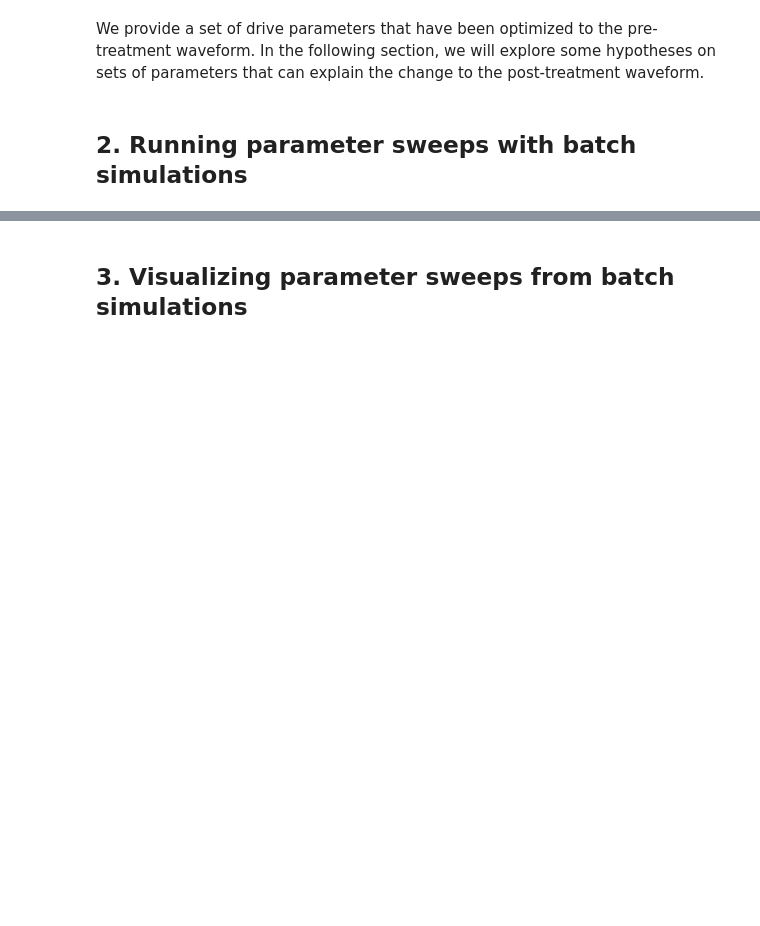
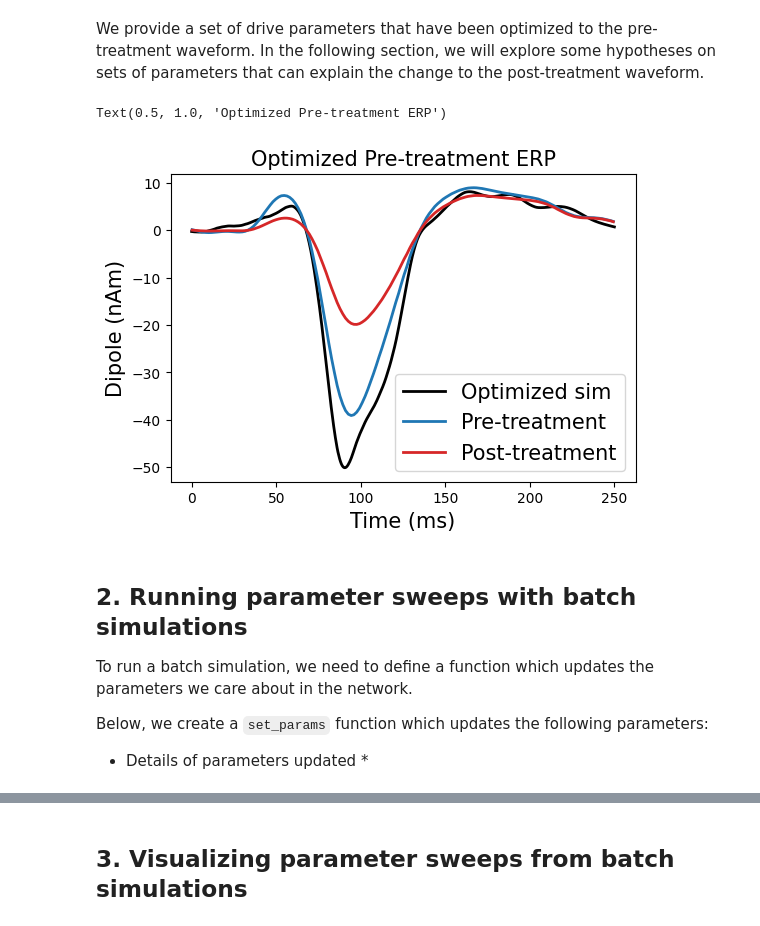
Before and after one commit to ntolley/hnn-workshop-materials, a Jupyter notebook: batch_simulation_tutorial.ipynb, the cells around one changed output, grey strips where cells are left out. Drawn from its saved outputs; the diff is of its cells as text; code cells hidden in the pictures; blank space fills up the shorter version.

Commit message:
save batch code

```diff
--- a/batch_simulation_tutorial.ipynb
+++ b/batch_simulation_tutorial.ipynb
@@ -12,9 +41,36 @@ Here we are going to focus on an artificial example from [Tolley et al. 2026](ht
 # %% [markdown]
 We provide a set of drive parameters that have been optimized to the pre-treatment waveform. In the following section, we will explore some hypotheses on sets of parameters that can explain the change to the post-treatment waveform.
 # %%
+from hnn_core import simulate_dipole, read_network_configuration
+
+dt= 0.5
+tstop = 250
+verbose = False
+
 # Load in pre-treatment network configuration
+net = read_network_configuration('jove_data/pre-treatment_optimized_config.json')
+pre_dpl = simulate_dipole(net, dt=dt, tstop=tstop, verbose=verbose)
+# %%
+plot_data = pre_dpl[0].copy().smooth(smooth).scale(scale_factor).data['agg']
+times = net.cell_response.times
+
+plt.figure(figsize=(6,4))
+plt.plot(times, plot_data, linewidth=linewidth, label='Optimized sim', color='k')
+plt.plot(pre_dpl_data.times, pre_dpl_data.data['agg'], linewidth=linewidth, color=pre_color, label='Pre-treatment')
+plt.plot(post_dpl_data.times, post_dpl_data.data['agg'], linewidth=linewidth, color=post_color, label='Post-treatment')
+plt.xlabel('Time (ms)', fontsize=fontsize)
+plt.ylabel('Dipole (nAm)', fontsize=fontsize)
+plt.legend(fontsize=fontsize)
+plt.title('Optimized Pre-treatment ERP', fontsize=fontsize)
+# %% [output]
+Text(0.5, 1.0, 'Optimized Pre-treatment ERP')
+[figure, added]
 # %% [markdown]
 ## 2. Running parameter sweeps with batch simulations
+To run a batch simulation, we need to define a function which updates the parameters we care about in the network.
+
+Below, we create a `set_params` function which updates the following parameters:
+* Details of parameters updated *
 # %%
 import matplotlib.pyplot as plt
 import numpy as np
```
Also changed, not shown: parts of 8 cells of this notebook.
